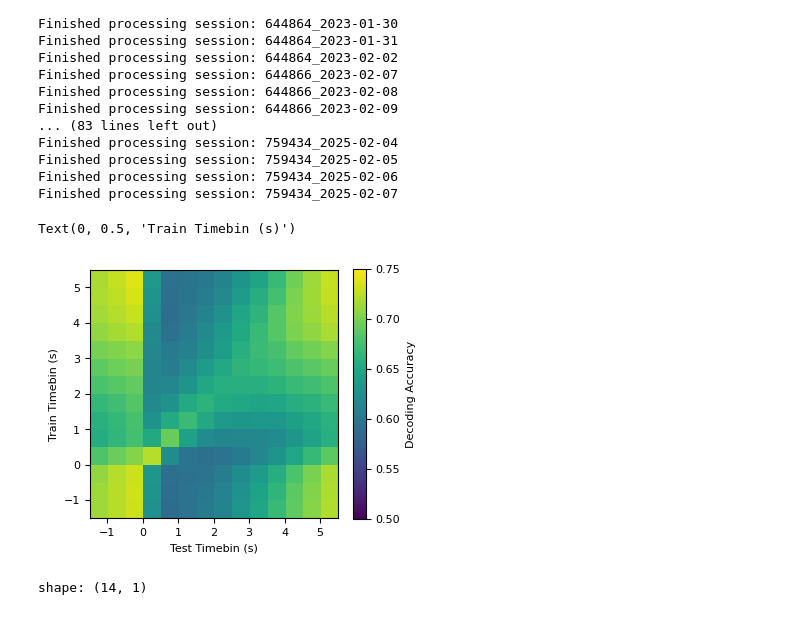
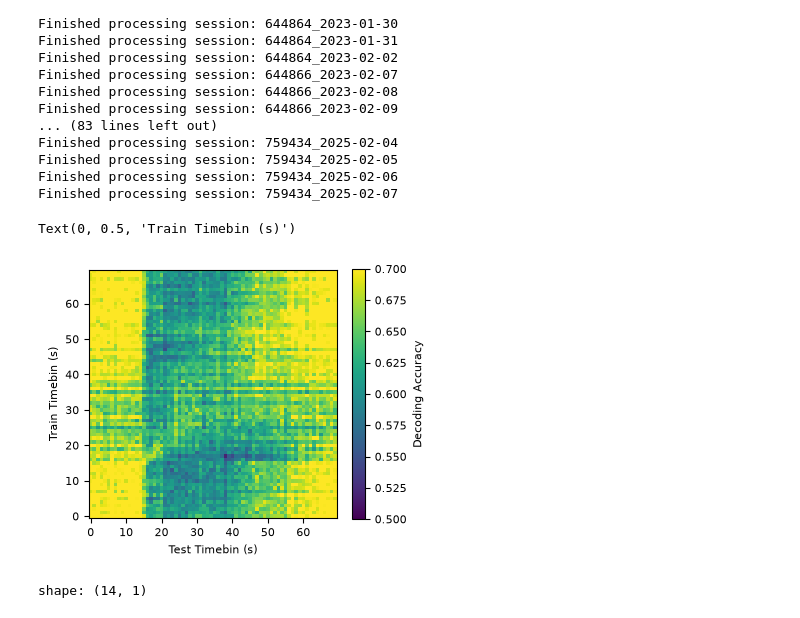
Before and after one commit to AllenInstitute/dynamic_routing_analysis, a Jupyter notebook: notebooks/plot_cross_temporal_decoding.ipynb, the cells around one changed output. Drawn from its saved outputs; the diff is of its cells as text; code cells hidden in the pictures.

```diff
--- a/notebooks/plot_cross_temporal_decoding.ipynb
+++ b/notebooks/plot_cross_temporal_decoding.ipynb
@@ -26,9 +48,20 @@ fm.FontProperties().set_family('arial')
 # %%
 # results_path = r"s3://aind-scratch-data/dynamic-routing/decoding/results/cross_temporal_decode_context_all_units_0/" #context module only
-results_path = r"s3://aind-scratch-data/dynamic-routing/decoding/results/cross_temporal_decode_context_all_units_500ms_bins_0/"
+# results_path = r"s3://aind-scratch-data/dynamic-routing/decoding/results/cross_temporal_decode_context_all_units_500ms_bins_0/"
+
+# results_path = r"s3://aind-scratch-data/dynamic-routing/decoding/results/cross_temporal_decode_context_all_units_vis_target_0/"
+# results_path = r"s3://aind-scratch-data/dynamic-routing/decoding/results/cross_temporal_decode_context_all_units_aud_target_0/"
+
+results_path = r"s3://aind-scratch-data/dynamic-routing/decoding/results/cross_temporal_decode_context_all_units_all_areas_0/" #all units, all areas
+# results_path = r"s3://aind-scratch-data/dynamic-routing/decoding/results/cross_temporal_decode_context_all_units_all_areas_1/" #all units, all areas
+
+# results_path = r"s3://aind-scratch-data/dynamic-routing/decoding/results/cross_temporal_decode_context_all_units_PL_0/"
+
+# results_path = r"s3://aind-scratch-data/dynamic-routing/decoding/results/cross_temporal_decode_context_all_units_all_areas_20260910_234254/"
 # %%
-session_table_path=r"\\allen\programs\mindscope\workgroups\dynamicrouting\Ethan\CO decoding results\session_table_v0.272.parquet"
-# session_table_path=r"\\allen\programs\mindscope\workgroups\dynamicrouting\Ethan\CO decoding results\session_table_v0.288.naive.parquet"
+session_table_path=r"\\allen\programs\mindscope\workgroups\dynamicrouting\Ethan\CO decoding results\session_table_v0.289.parquet"
+
+
 session_table=pl.read_parquet(session_table_path)
 
 dr_session_list=(
@@ -38,8 +71,11 @@ dr_session_list=(
     pl.col('is_production'),
     pl.col('is_annotated'),
     pl.col('issues')==[],
+    pl.col('is_opto_perturbation').eq(False),
+    pl.col('is_injection_perturbation').eq(False),
+    pl.col('is_context_naive').eq(False),
     # pl.col('is_good_behavior').eq(True),
-    pl.col('is_engaged').eq(True),
+    # pl.col('is_engaged').eq(True),
     )['session_id'].to_list()
     )
 
@@ -49,23 +85,24 @@ good_behavior_table={
     'session_id':[],
     'n_good_vis_blocks':[],
     'n_good_aud_blocks':[],
+    'n_engaged_blocks':[],
 }
 
 for sel_session in dr_session_list:
-
     n_good_vis_blocks=np.sum(session_table.filter(pl.col('session_id') == sel_session)['cross_modality_dprime_vis_blocks'].to_numpy()[0]>=block_dprime_threshold)
     n_good_aud_blocks=np.sum(session_table.filter(pl.col('session_id') == sel_session)['cross_modality_dprime_aud_blocks'].to_numpy()[0]>=block_dprime_threshold)
-
     good_behavior_table['session_id'].append(sel_session)
     good_behavior_table['n_good_vis_blocks'].append(n_good_vis_blocks)
     good_behavior_table['n_good_aud_blocks'].append(n_good_aud_blocks)
+    n_engaged_blocks=np.sum(session_table.filter(pl.col('session_id') == sel_session)['n_contingent_rewards'].to_numpy()[0]>=10)
+    good_behavior_table['n_engaged_blocks'].append(n_engaged_blocks)
 
 good_behavior_table=pd.DataFrame(good_behavior_table)
-dr_session_list=good_behavior_table.query('n_good_vis_blocks>=2 and n_good_aud_blocks>=2')['session_id'].values
+dr_session_list=good_behavior_table.query('n_good_vis_blocks>=2 and n_good_aud_blocks>=2 and n_engaged_blocks>=4')['session_id'].values
 # %%
 #to save memory loop through each session individually, then save output
 
-sel_structure='context_module'
+sel_structure='ACAd'
 
 cross_temporal_decoding_results = {
     'session_id': [],
@@ -89,6 +126,10 @@ for sel_session in dr_session_list:
         .sort('bin_center','train_bin_center','test_bin_center')
         .collect()
     )
+
+    if results.shape[0] == 0:
+        print(f"No results for session: {sel_session}")
+        continue
 
     #find how many timebins there are
     timebins = results.filter(pl.col('is_cross_temporal') == False).select(pl.col('bin_center')).unique()
@@ -159,13 +200,13 @@ binsize = np.round(timebins['bin_center'].diff().mean(), 3)
 # %%
 #plot heatmap
 fig,ax = plt.subplots(figsize=(4,3.25))
-im = ax.imshow(mean_cross_temporal_matrix, aspect='equal', origin='lower', cmap='viridis',vmin=0.5,vmax=0.75,
-               extent=[timebins['bin_center'].min()-binsize/2, timebins['bin_center'].max()+binsize/2,
-                       timebins['bin_center'].min()-binsize/2, timebins['bin_center'].max()+binsize/2])
+im = ax.imshow(mean_cross_temporal_matrix, aspect='equal', origin='lower', cmap='viridis',vmin=0.5,vmax=0.70,)
+        #        extent=[timebins['bin_center'].min()-binsize/2, timebins['bin_center'].max()+binsize/2,
+        #                timebins['bin_center'].min()-binsize/2, timebins['bin_center'].max()+binsize/2])
 fig.colorbar(im, ax=ax, label='Decoding Accuracy')
 ax.set_xlabel('Test Timebin (s)')
 ax.set_ylabel('Train Timebin (s)')
 # %% [output]
 Text(0, 0.5, 'Train Timebin (s)')
-[figure, old version]
+[figure, new version]
 # %%
```
Also changed, not shown: parts of 2 cells of this notebook, 3 other files.
